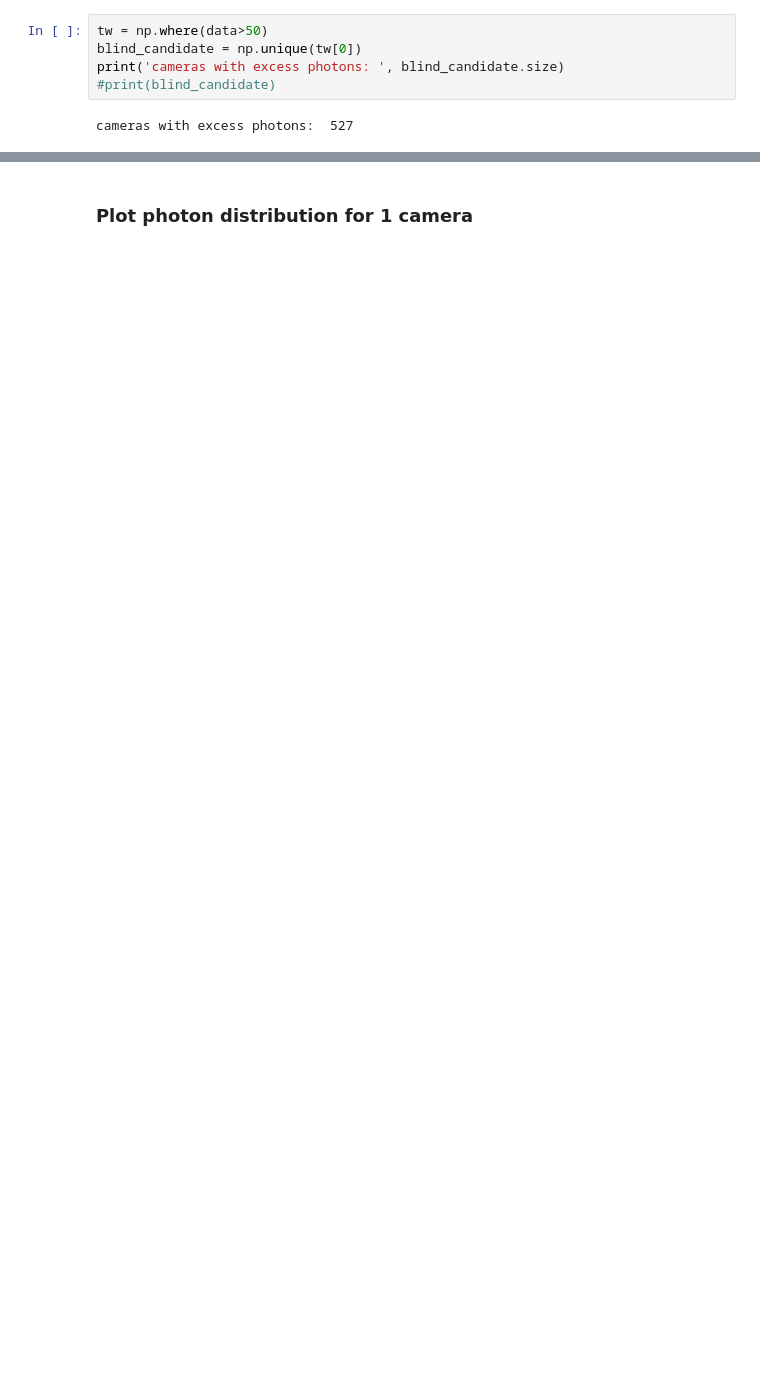
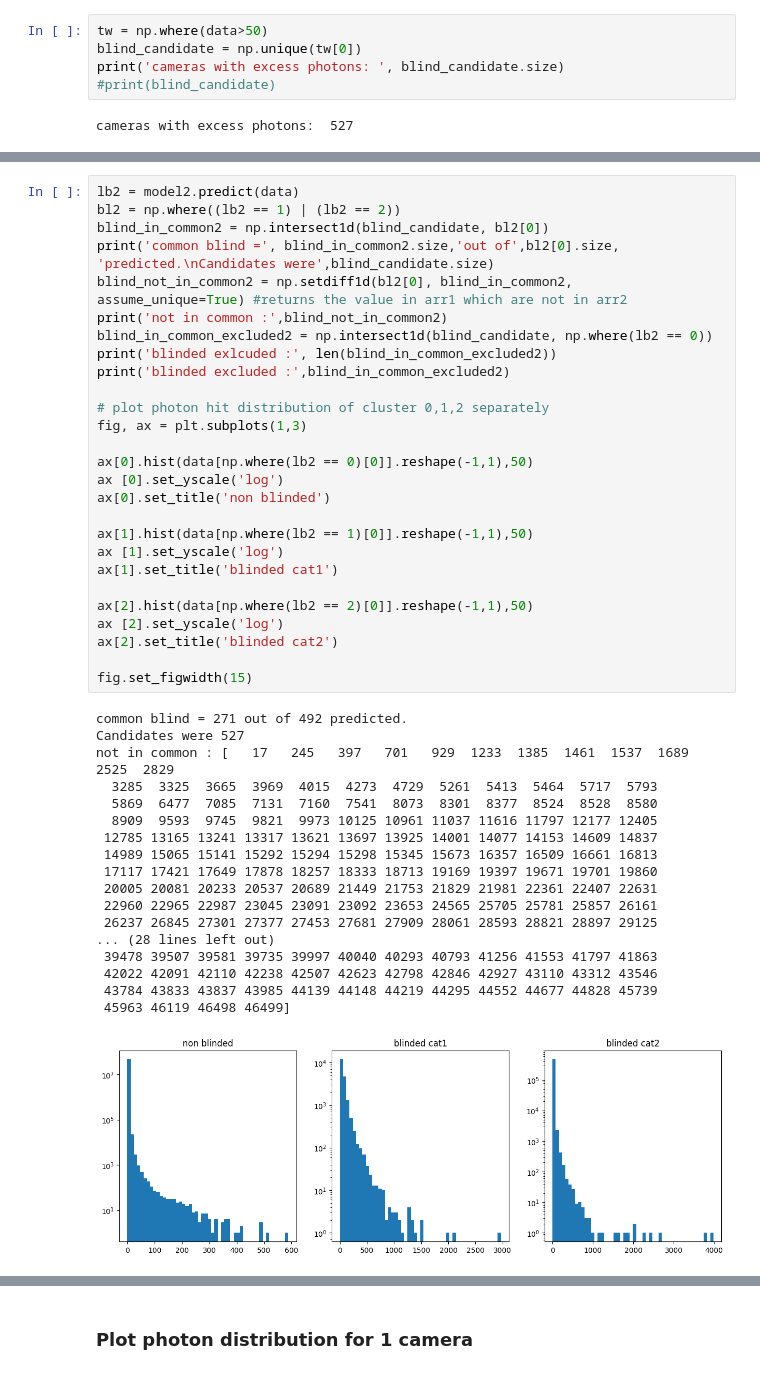
Before and after one commit to chiappo98/blinded_cameras, a Jupyter notebook: blinded clustering.ipynb, the cells around one changed output, grey strips where cells are left out. Drawn from its saved outputs; the diff is of its cells as text; blank space fills up the shorter version.

```diff
--- a/blinded clustering.ipynb
+++ b/blinded clustering.ipynb
@@ -65,0 +113,46 @@ cameras with excess photons:  527
+# %%
+lb2 = model2.predict(data)
+bl2 = np.where((lb2 == 1) | (lb2 == 2))
+blind_in_common2 = np.intersect1d(blind_candidate, bl2[0])
+print('common blind =', blind_in_common2.size,'out of',bl2[0].size, 'predicted.\nCandidates were',blind_candidate.size)
+blind_not_in_common2 = np.setdiff1d(bl2[0], blind_in_common2, assume_unique=True) #returns the value in arr1 which are not in arr2
+print('not in common :',blind_not_in_common2)
+blind_in_common_excluded2 = np.intersect1d(blind_candidate, np.where(lb2 == 0))
+print('blinded exlcuded :', len(blind_in_common_excluded2))
+print('blinded excluded :',blind_in_common_excluded2)
+
+# plot photon hit distribution of cluster 0,1,2 separately
+fig, ax = plt.subplots(1,3)
+
+ax[0].hist(data[np.where(lb2 == 0)[0]].reshape(-1,1),50)
+ax [0].set_yscale('log')
+ax[0].set_title('non blinded')
+
+ax[1].hist(data[np.where(lb2 == 1)[0]].reshape(-1,1),50)
+ax [1].set_yscale('log')
+ax[1].set_title('blinded cat1')
+
+ax[2].hist(data[np.where(lb2 == 2)[0]].reshape(-1,1),50)
+ax [2].set_yscale('log')
+ax[2].set_title('blinded cat2')
+
+fig.set_figwidth(15)
+# %% [output]
+common blind = 271 out of 492 predicted.
+Candidates were 527
+not in common : [   17   245   397   701   929  1233  1385  1461  1537  1689  2525  2829
+  3285  3325  3665  3969  4015  4273  4729  5261  5413  5464  5717  5793
+  5869  6477  7085  7131  7160  7541  8073  8301  8377  8524  8528  8580
+  8909  9593  9745  9821  9973 10125 10961 11037 11616 11797 12177 12405
+ 12785 13165 13241 13317 13621 13697 13925 14001 14077 14153 14609 14837
+ 14989 15065 15141 15292 15294 15298 15345 15673 16357 16509 16661 16813
+ 17117 17421 17649 17878 18257 18333 18713 19169 19397 19671 19701 19860
+ 20005 20081 20233 20537 20689 21449 21753 21829 21981 22361 22407 22631
+ 22960 22965 22987 23045 23091 23092 23653 24565 25705 25781 25857 26161
+ 26237 26845 27301 27377 27453 27681 27909 28061 28593 28821 28897 29125
+... (28 lines left out)
+ 39478 39507 39581 39735 39997 40040 40293 40793 41256 41553 41797 41863
+ 42022 42091 42110 42238 42507 42623 42798 42846 42927 43110 43312 43546
+ 43784 43833 43837 43985 44139 44148 44219 44295 44552 44677 44828 45739
+ 45963 46119 46498 46499]
+[figure, added]
```
Also changed, not shown: parts of 20 cells of this notebook.
